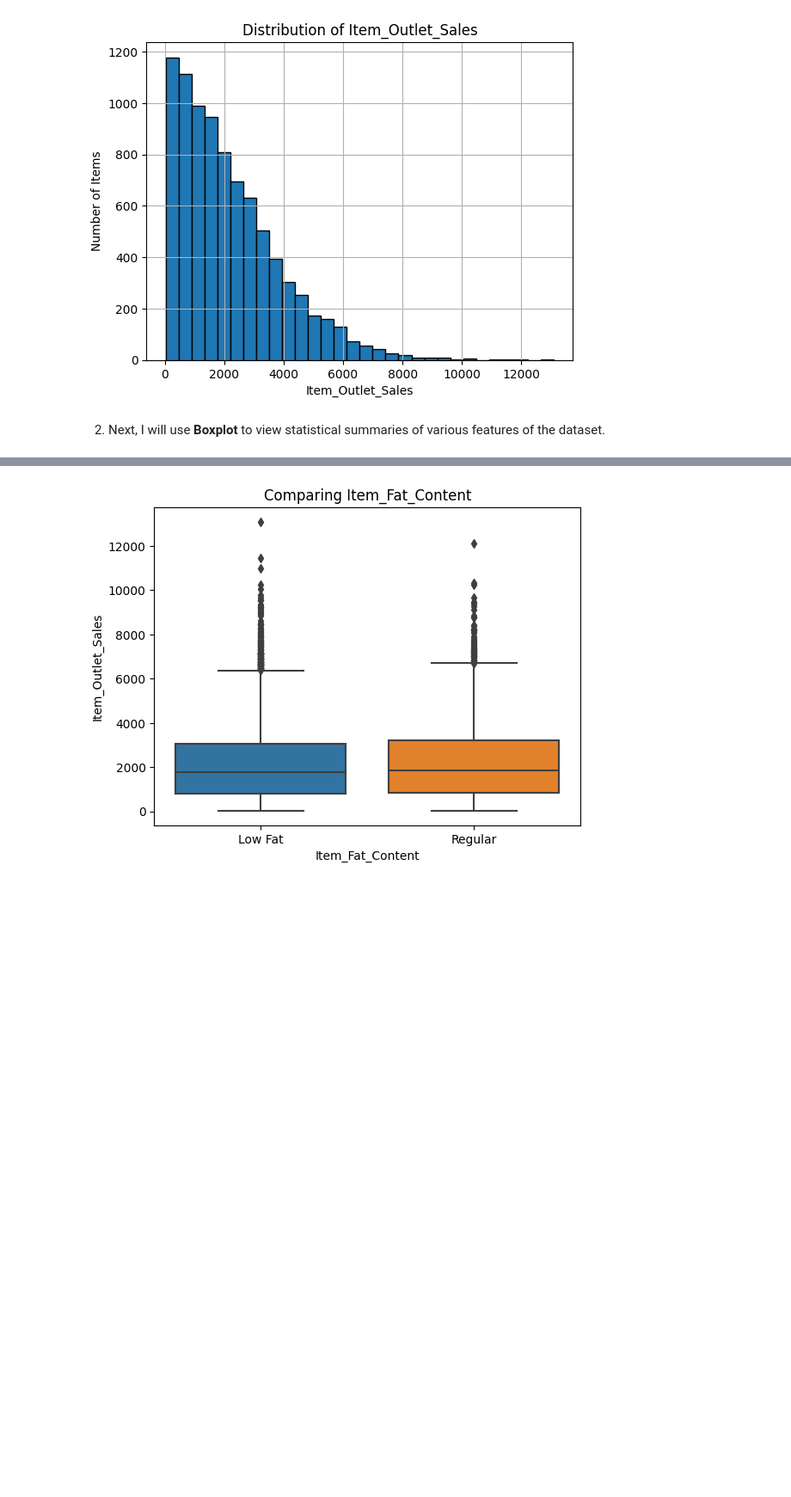
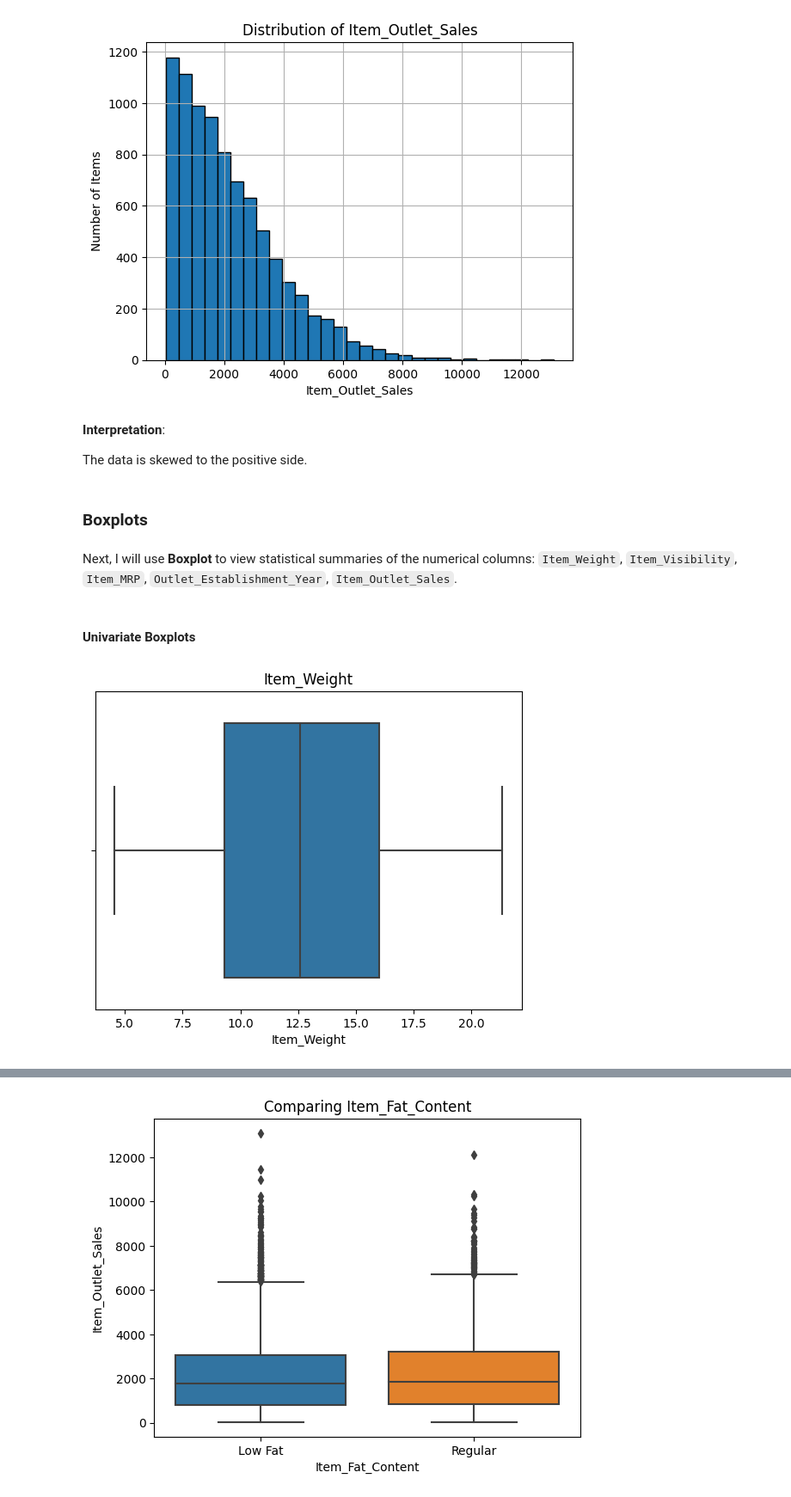
Before and after one commit to ericakitano/Prediction-of-Product-Sales, a Jupyter notebook: Prediction_of_Product_Sales.ipynb, the cells around one changed output, grey strips where cells are left out. Shown at 86% size. Drawn from its saved outputs; the diff is of its cells as text; code cells hidden in the pictures; blank space fills up the shorter version.

```diff
--- a/Prediction_of_Product_Sales.ipynb
+++ b/Prediction_of_Product_Sales.ipynb
@@ -263,8 +336,22 @@ ax.set_xlabel('Item_Outlet_Sales')
 ax.set_ylabel('Number of Items');
 # %% [output]
 [figure]
+# %% [markdown]
+**Interpretation**:
+
+The data is skewed to the positive side.
+# %% [markdown]
+### **Boxplots**
 # %% [markdown]
-2. Next, I will use **Boxplot** to view statistical summaries of various features of the dataset.
+Next, I will use **Boxplot** to view statistical summaries of the numerical columns: `Item_Weight`, `Item_Visibility`, `Item_MRP`, `Outlet_Establishment_Year`, `Item_Outlet_Sales`.
 # %%
 #import seaborn
 import seaborn as sns
+# %% [markdown]
+#### **Univariate Boxplots**
+# %%
+# Boxplot of Item_Weight
+ax = sns.boxplot(x='Item_Weight', data=df)
+ax.set_title("Item_Weight");
+# %% [output]
+[figure, added]
```
Also changed, not shown: parts of 41 cells of this notebook.
